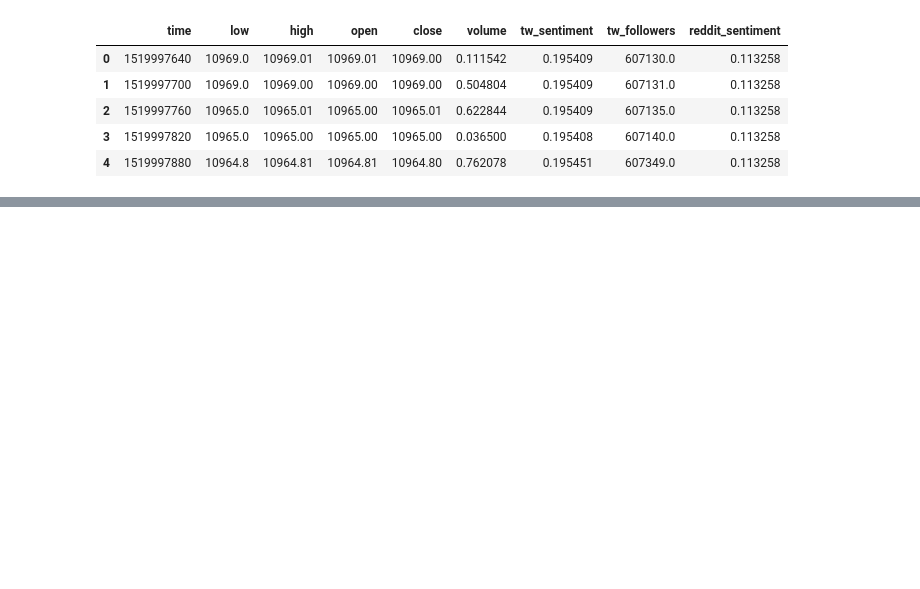
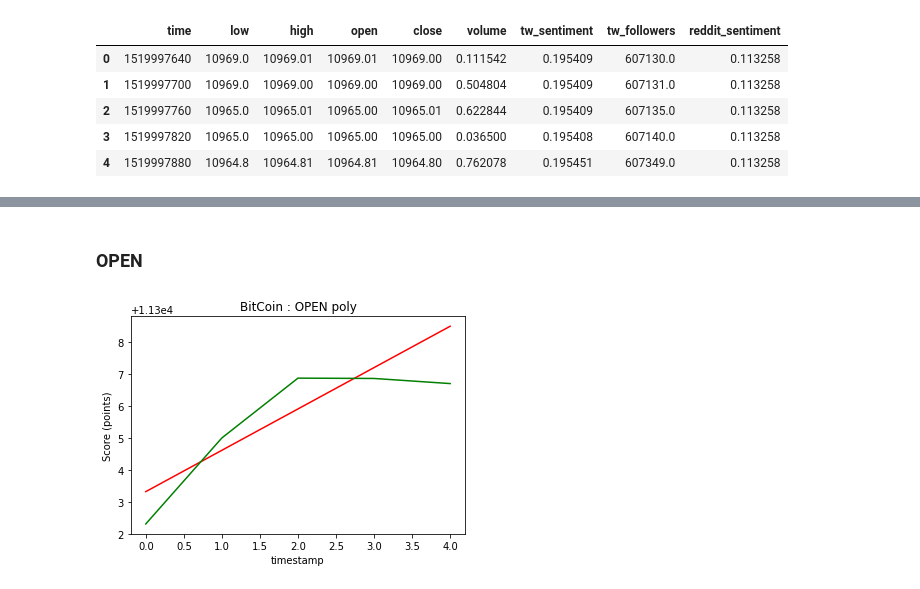
Before and after one commit to scristofari/bitcoin-challenge, a Jupyter notebook: BitCoin Challenge.ipynb, the cells around one changed output, grey strips where cells are left out. Saved outputs shown, nothing was run; the diff lists cells and outputs as text; code cells hidden in the pictures; blank space fills up the shorter version.

```diff
--- a/BitCoin Challenge.ipynb
+++ b/BitCoin Challenge.ipynb
@@ -46,3 +48,32 @@ plt.show()
+# %% [markdown]
+### OPEN
+# %%
+import numpy as np
+import matplotlib.pyplot as plt
+from sklearn.linear_model import Ridge
+from sklearn.preprocessing import PolynomialFeatures
+from sklearn.pipeline import make_pipeline
+from sklearn.model_selection import train_test_split
+
+## 20 min
+data_poly = df[-5:].reset_index()
+X_poly = np.arange(len(data_poly)).reshape(-1, 1)
+y_poly = data_poly['open'].values.reshape(-1, 1)
+X_train, X_test, y_train, y_test = train_test_split(X_poly, y_poly, test_size=0.2, shuffle=False)
+
+model_poly_open = make_pipeline(PolynomialFeatures(1), Ridge())
+model_poly_open.fit(X_train, y_train)
+
+y_poly_predict = model_poly_open.predict(X_poly)
+
+plt.title("BitCoin : OPEN poly")
+plt.xlabel("timestamp")
+plt.ylabel("Score (points)")
+plt.plot(y_poly_predict, 'r')
+plt.plot(data_poly["open"], 'g')
+plt.show()
+# %% [output]
+[figure, added]
 # %%
 import numpy as np
 import matplotlib.pyplot as plt
```
Also changed, not shown: parts of 11 cells of this notebook.
